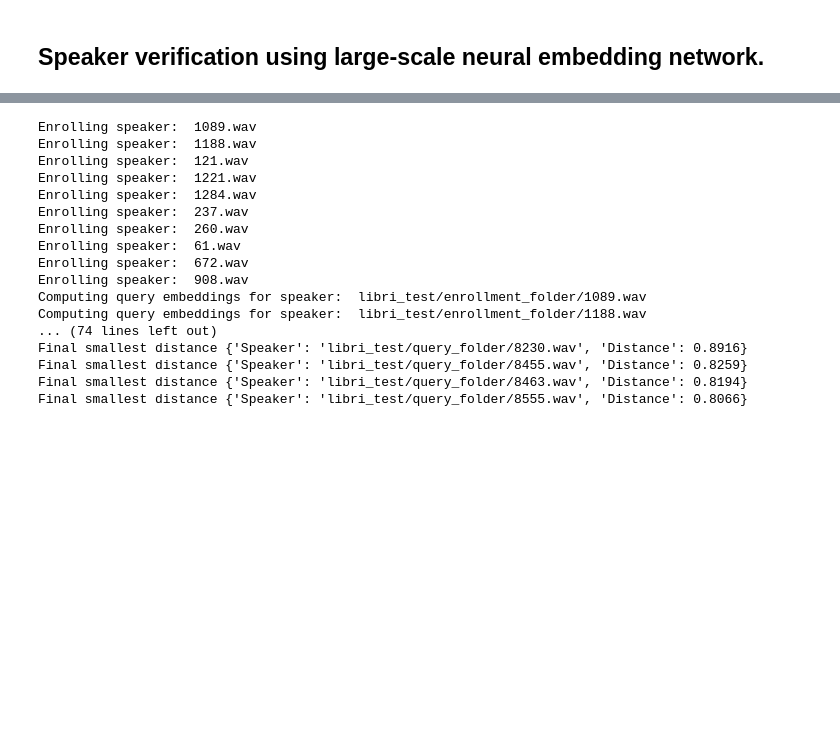
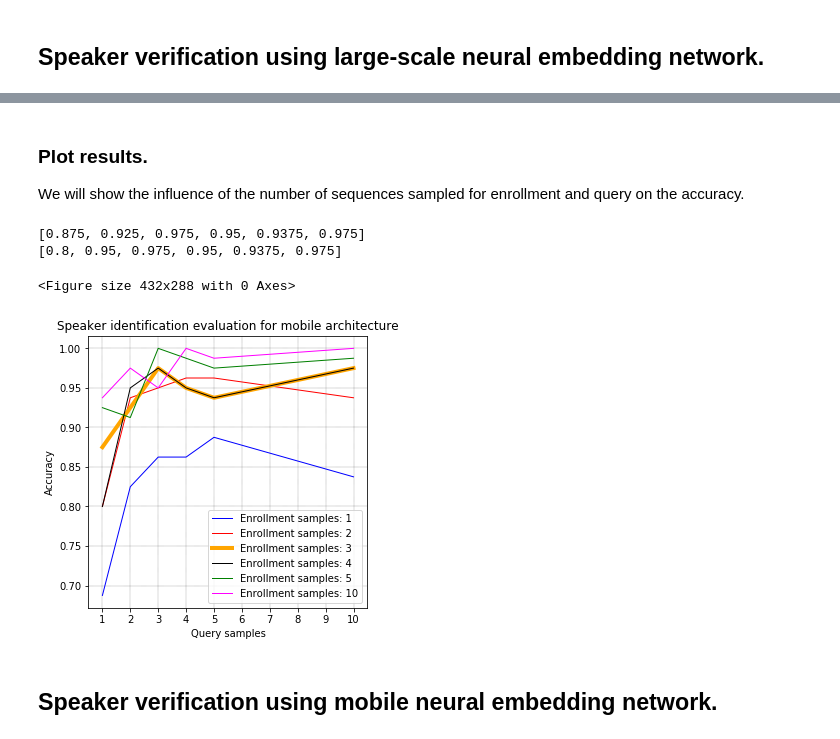
Before and after one commit to PiotrTa/Huawei-Challenge-Speaker-Identification, a Jupyter notebook: run_identification.ipynb, the cells around one changed output, grey strips where cells are left out. Drawn from its saved outputs; the diff is of its cells as text; code cells hidden in the pictures; blank space fills up the shorter version.

```diff
--- a/run_identification.ipynb
+++ b/run_identification.ipynb
@@ -70,29 +219,62 @@ Thresholds:  [0.9493 0.8848 0.7499 0.7441 0.7256 0.7152 0.6786 0.6769 0.5968 0.5
+# %% [markdown]
+### Plot results.
+We will show the influence of the number of sequences sampled for enrollment and query on the accuracy.
+# %%
+plt.figure()
+plt.figure(figsize=(5, 5))
+query_num_samples = [1, 2, 3, 4, 5, 10]
+
+#Enrollment 1
+accuracies_1 = [results[i]["accuracy"] for i in range(0, 6)]
+plt.plot(query_num_samples, accuracies_1, color='blue', lw=1, label='Enrollment samples: 1')
+
+#Enrollment 2
+accuracies_2 = [results[i]["accuracy"] for i in range(6, 12)]
+plt.plot( query_num_samples, accuracies_2, color='red', lw=1, label='Enrollment samples: 2')
+
+#Enrollment 3
+accuracies_3 = [results[i]["accuracy"] for i in range(12, 18)]
+plt.plot(query_num_samples, accuracies_3, color='orange', lw=4, label='Enrollment samples: 3')
+
+#Enrollment 4
+accuracies_4 = [results[i]["accuracy"] for i in range(18, 24)]
+plt.plot(query_num_samples, accuracies_4, color='black', lw=1, label='Enrollment samples: 4')
+
+#Enrollment 5
+accuracies_5 = [results[i]["accuracy"] for i in range(24, 30)]
+plt.plot(query_num_samples, accuracies_5, color='green', lw=1, label='Enrollment samples: 5')
+
+#Enrollment 10
+accuracies_10 = [results[i]["accuracy"] for i in range(30, 36)]
+plt.plot(query_num_samples, accuracies_10, color='magenta', lw=1, label='Enrollment samples: 10')
+
+plt.xlim([0.5, 10.5])
+plt.xticks(range(1, 11))
+plt.grid(color='black', linestyle='--', linewidth=0.2)
+
+plt.xlabel('Query samples')
+plt.ylabel('Accuracy')
+plt.title('Speaker identification evaluation for mobile architecture')
+plt.legend(loc="lower right")
+plt.savefig('test.pdf', format='pdf', dpi=900)
+plt.show()
+# %% [output]
+[0.875, 0.925, 0.975, 0.95, 0.9375, 0.975]
+[0.8, 0.95, 0.975, 0.95, 0.9375, 0.975]
+<Figure size 432x288 with 0 Axes>
+[figure, added]
+# %% [markdown]
+## Speaker verification using mobile neural embedding network.
 # %%
 from own_library.speaker_identificationTF import SpeakerIdentificationTf
 from sklearn.metrics import roc_curve, auc
 from matplotlib import pyplot as plt
 
-identification = SpeakerIdentificationTf(**{"enrollment_folder": "libri_test/enrollment_folder",
-                                            "data_folder": "libri_test",
+
+identification = SpeakerIdentificationTf(**{"enrollment_folder": "test_data_clean/enrollment_folder",
+                                            "data_folder": "test_data_clean",
                                             "model": "tensorflow"})
+
 identification.enroll(seq_len=3.58, num_seq=5, normalize=False)
 identification.query(seq_len=3.58, num_seq=2, normalize=False)
 identification.compute_smallest_distances()
-# %% [output]
-Enrolling speaker:  1089.wav
-Enrolling speaker:  1188.wav
-Enrolling speaker:  121.wav
-Enrolling speaker:  1221.wav
-Enrolling speaker:  1284.wav
-Enrolling speaker:  237.wav
-Enrolling speaker:  260.wav
-Enrolling speaker:  61.wav
-Enrolling speaker:  672.wav
-Enrolling speaker:  908.wav
-Computing query embeddings for speaker:  libri_test/enrollment_folder/1089.wav
-Computing query embeddings for speaker:  libri_test/enrollment_folder/1188.wav
-... (74 lines left out)
-Final smallest distance {'Speaker': 'libri_test/query_folder/8230.wav', 'Distance': 0.8916}
-Final smallest distance {'Speaker': 'libri_test/query_folder/8455.wav', 'Distance': 0.8259}
-Final smallest distance {'Speaker': 'libri_test/query_folder/8463.wav', 'Distance': 0.8194}
-Final smallest distance {'Speaker': 'libri_test/query_folder/8555.wav', 'Distance': 0.8066}
```
Also changed, not shown: parts of 16 cells of this notebook, 3 other files.
